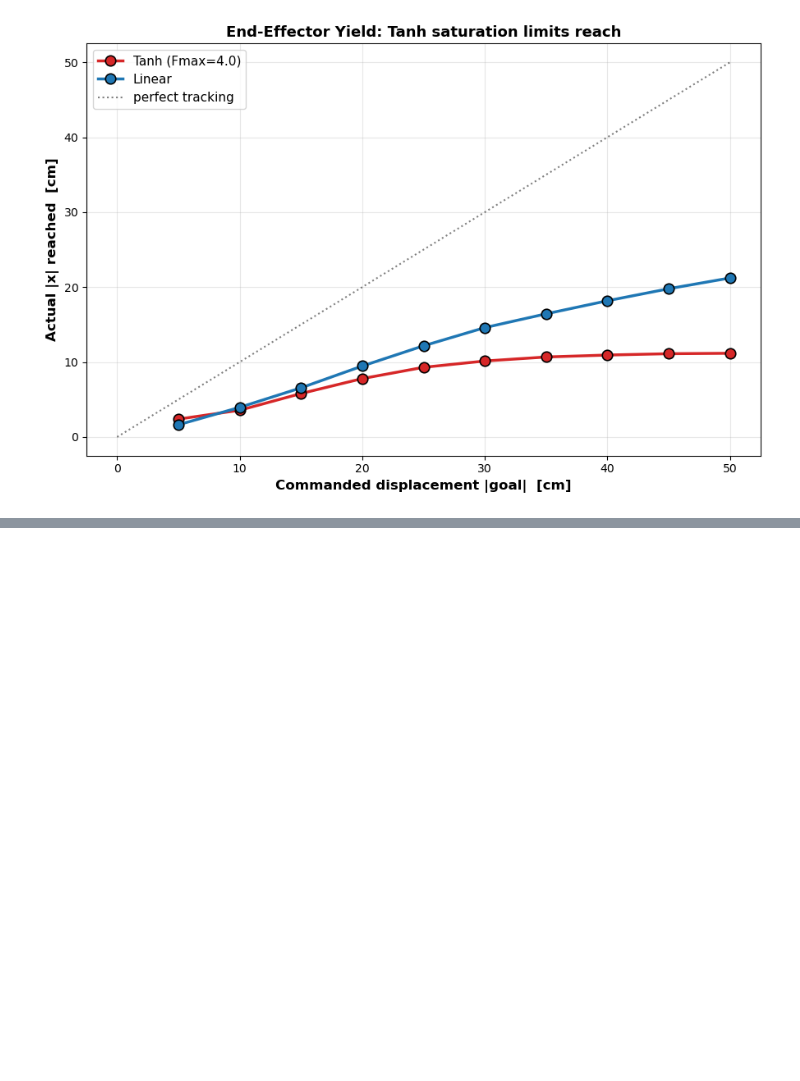
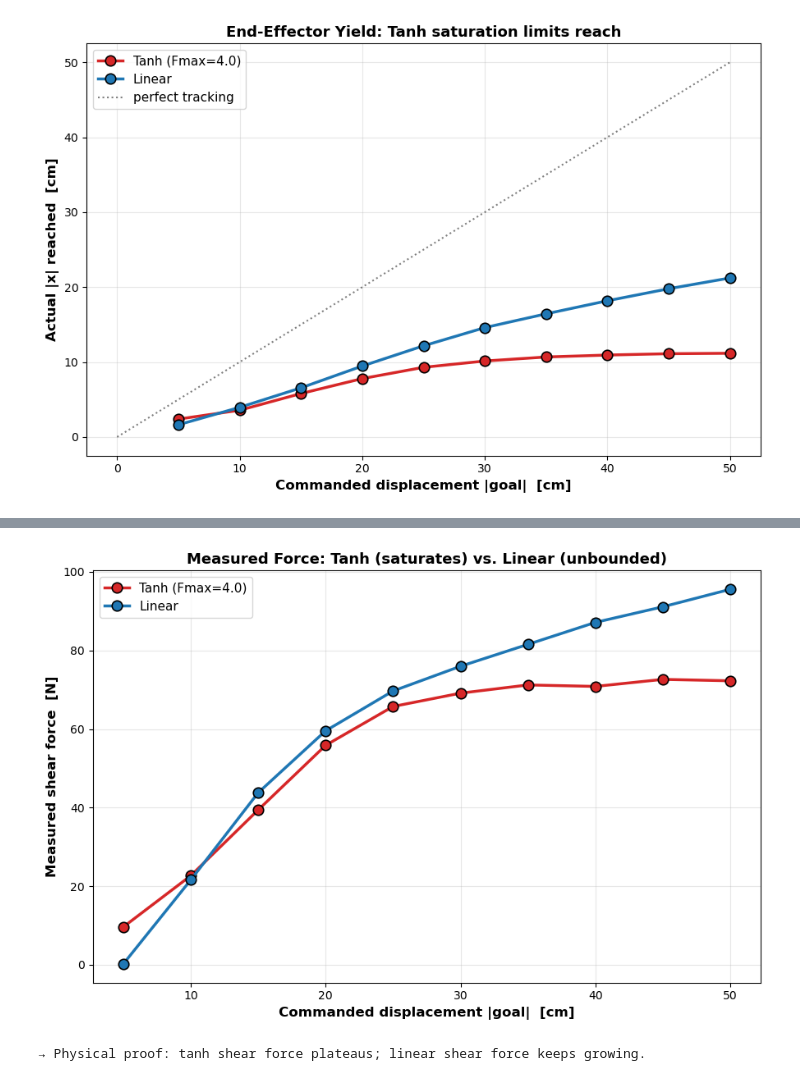
Before and after one commit to CREATE-Lab-EPFL/SoftVMC, a Jupyter notebook: MultiVMC/plots/tanh_spring/tanh_graphs.ipynb, the cells around one changed output, grey strips where cells are left out. Drawn from its saved outputs; the diff is of its cells as text; code cells hidden in the pictures; blank space fills up the shorter version.

```diff
--- a/MultiVMC/plots/tanh_spring/tanh_graphs.ipynb
+++ b/MultiVMC/plots/tanh_spring/tanh_graphs.ipynb
@@ -164,23 +130,0 @@ bars grow past it without limit.
-# %%
-targets = sorted({abs(w["target"]) for w in data["Tanh (Fmax=4.0)"]})
-x = np.arange(len(targets))
-width = 0.38
-
-fig, ax = plt.subplots(figsize=(11, 6))
-for off, name in zip((-width/2, width/2), files):
-    lut = {round(abs(w["target"]), 4): abs(w["fx_ss"]) for w in data[name]}
-    vals = [lut.get(round(t, 4), np.nan) for t in targets]
-    ax.bar(x + off, vals, width, color=colors[name], edgecolor="black",
-           label=name, alpha=0.9)
-
-ax.axhline(F_MAX, color="black", linestyle="--", linewidth=1.8,
-           label=f"F_max = {F_MAX:.1f} N")
-ax.set_xticks(x)
-ax.set_xticklabels([f"{t*100:.0f}" for t in targets])
-ax.set_xlabel("Commanded displacement  [cm]", fontsize=12, fontweight="bold")
-ax.set_ylabel("Steady-state |Fx|  [N]", fontsize=12, fontweight="bold")
-ax.set_title("Steady-State Virtual Force per Target", fontsize=13, fontweight="bold")
-ax.grid(True, axis="y", alpha=0.3)
-ax.legend(fontsize=11)
-plt.tight_layout()
-plt.show()
@@ -243,0 +224,22 @@ Tanh saturates near F_max = 4.0 N; Linear grows linearly with k·Δx.
+# %%
+fig, ax = plt.subplots(figsize=(9, 6))
+
+for name, wins in data.items():
+    disp   = np.array([abs(w["target"]) for w in wins]) * 100
+    f_real = np.array([w["force_ss"] for w in wins])
+    ax.plot(disp, f_real, "o-", color=colors[name], linewidth=2.5,
+            markersize=9, markeredgecolor="black", markeredgewidth=1.2, label=name)
+
+ax.set_xlabel("Commanded displacement |goal|  [cm]", fontsize=12, fontweight="bold")
+ax.set_ylabel("Measured shear force  [N]", fontsize=12, fontweight="bold")
+ax.set_title("Measured Force: Tanh (saturates) vs. Linear (unbounded)",
+             fontsize=13, fontweight="bold")
+ax.grid(True, alpha=0.3)
+ax.legend(fontsize=11, loc="upper left")
+plt.tight_layout()
+plt.show()
+
+print("→ Physical proof: tanh shear force plateaus; linear shear force keeps growing.")
+# %% [output]
+[figure, added]
+→ Physical proof: tanh shear force plateaus; linear shear force keeps growing.
```
Also changed, not shown: parts of 12 cells of this notebook.
